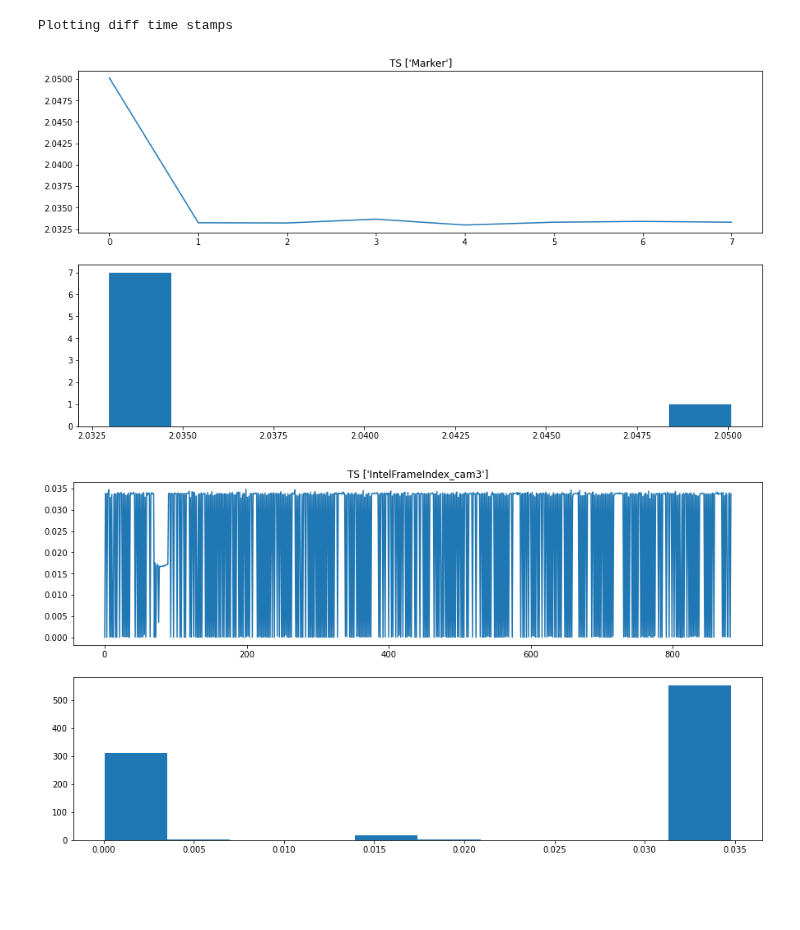
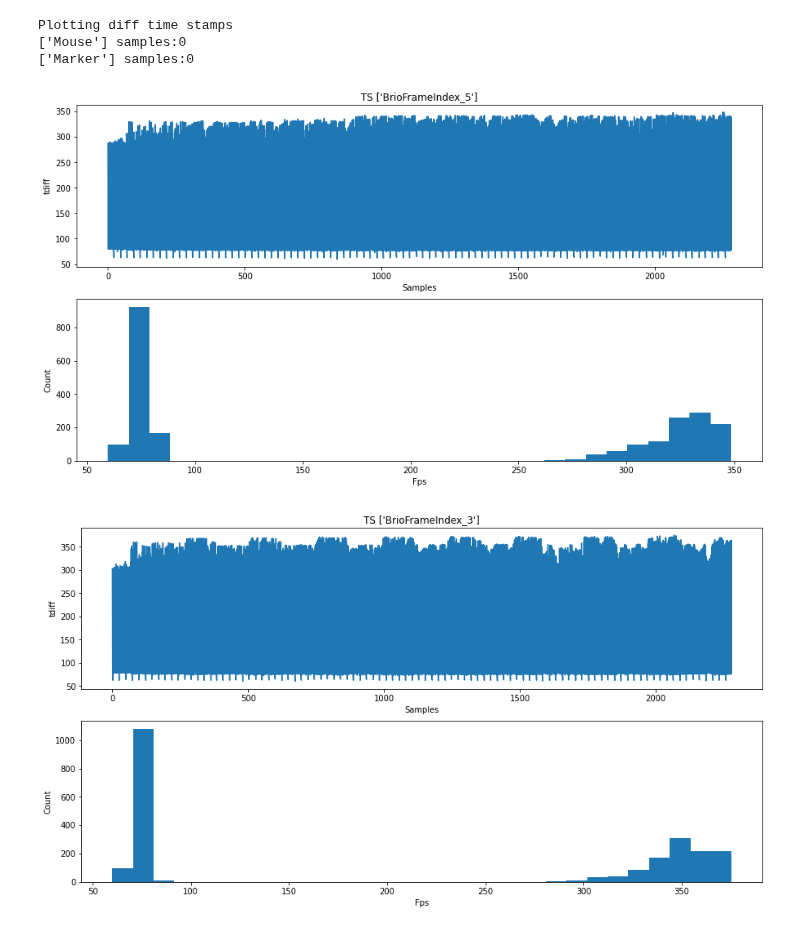
Before and after one commit to neurobooth/neurobooth-os, a Jupyter notebook: Neurobooth_data_visualizer.ipynb, the cells around one changed output. Saved outputs shown, nothing was run; the diff lists cells and outputs as text; code cells hidden in the pictures; blank space fills up the shorter version.

```diff
--- a/Neurobooth_data_visualizer.ipynb
+++ b/Neurobooth_data_visualizer.ipynb
@@ -9,10 +9,11 @@ import glob
 
 plt.rcParams['figure.figsize'] = [15, 8]
 
-root_path = '../data/'  #  config.paths["data_out"]
-sess_name = 'time_testall__timing_task'
+root_path = config.paths["data_out"]  #'../data/'  #
+sess_name = 'fry0618__timing_task'
+sess_name = 'fry0618_nosave__timing_task'
+sess_name = 'fry0618_ap_nosave__timing_task'
+
 file = root_path +  sess_name + ".xdf"
-
-#vids=  config.paths["nas"] + "tt_timing_task_brio7_1622838867.7885964.avi"
-vids_bio = glob.glob(root_path + sess_name.replace("__", "_") + "*.avi")
-vids_intel = glob.glob(root_path + sess_name.replace("__", "_") + "*.bag")
+vids_bio = glob.glob(config.paths["nas"] + sess_name.replace("__", "_") + "*.avi")
+vids_intel = glob.glob(config.paths["nas"] + sess_name.replace("__", "_") + "*.bag")
@@ -142,19 +166,25 @@ Plotting time stamps vs time series
 # %%
 print("Plotting diff time stamps")
 for i, d in enumerate(data):
     name = d['info']['name']
 
     if d['time_stamps'].size == 0 :
         print(f"{name} samples:0")
         continue
 
     fig, ax = plt.subplots(2,1)
     ax[0].set_title(f"TS {name}")
     tt = np.diff(d['time_stamps'])
 
-    ax[0].plot(tt)
-    ax[1].hist(tt)
+    ax[0].plot(1/tt)
+    ax[0].set_xlabel("Samples")
+    ax[0].set_ylabel("tdiff")
+    ax[1].hist(1/tt, 30)
+    ax[1].set_xlabel("Fps")
+    ax[1].set_ylabel("Count")
 # %% [output]
 Plotting diff time stamps
+['Mouse'] samples:0
+['Marker'] samples:0
-[figure, old version]
+[figure, new version]
-[figure, old version]
+[figure, new version]
```
Also changed, not shown: parts of 10 cells of this notebook, 2 other files.
